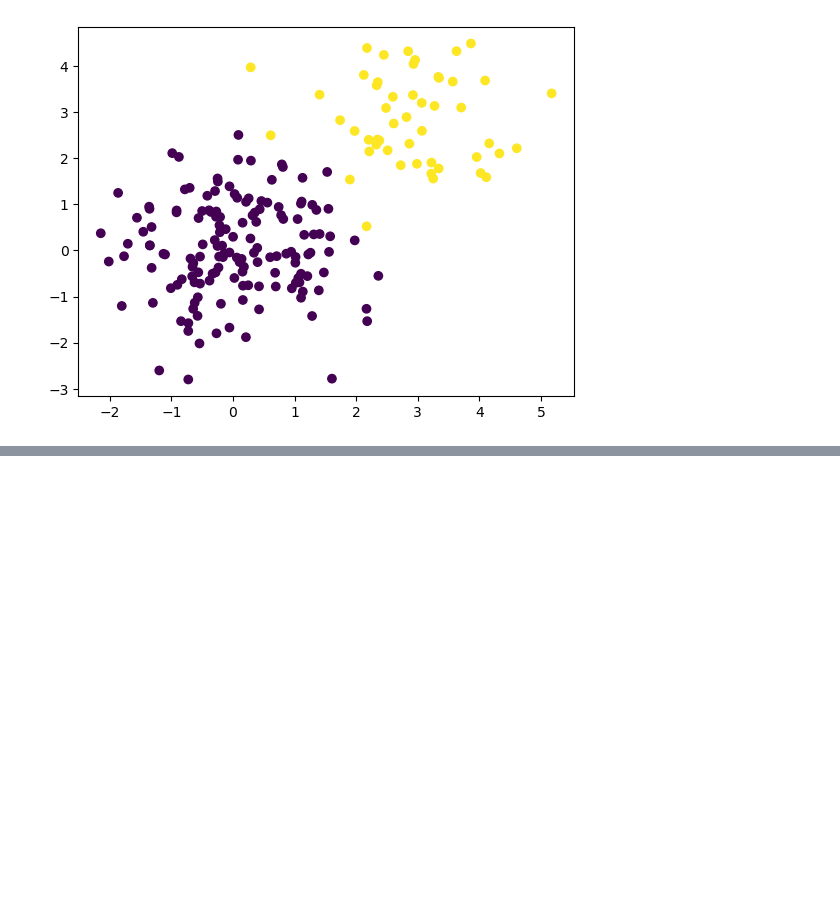
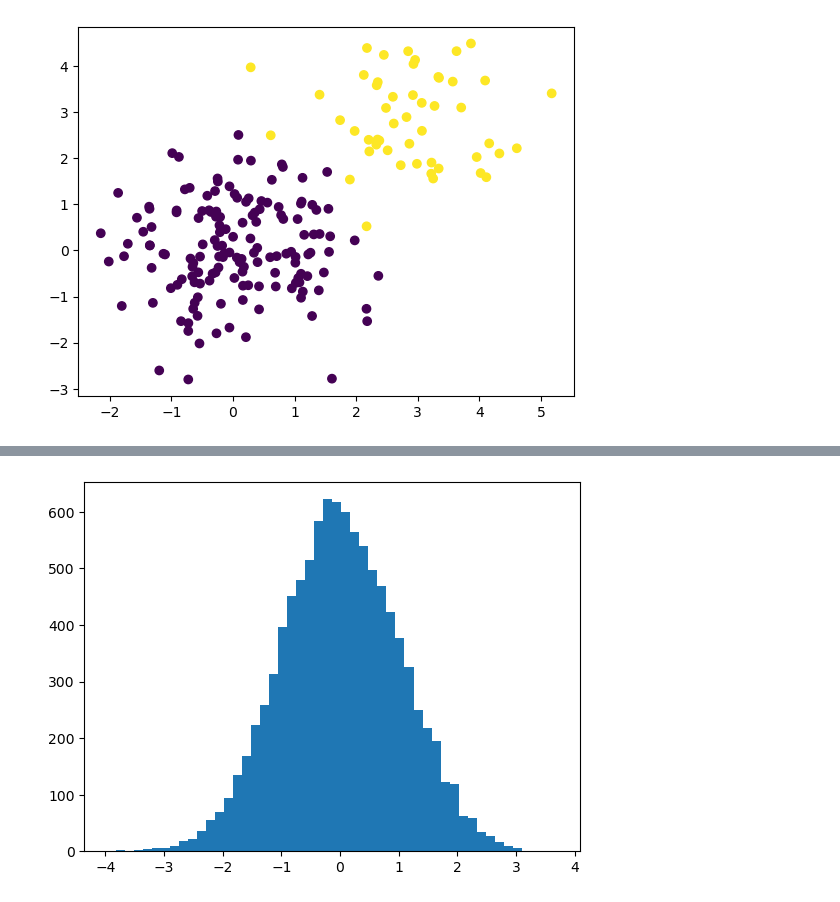
Before and after one commit to Iskanderrus/visualizations, a Jupyter notebook: matplotlib/02 - Matplotlib for DL.ipynb, the cells around one changed output, grey strips where cells are left out. Drawn from its saved outputs; the diff is of its cells as text; code cells hidden in the pictures; blank space fills up the shorter version.

```diff
--- a/matplotlib/02 - Matplotlib for DL.ipynb
+++ b/matplotlib/02 - Matplotlib for DL.ipynb
@@ -39,0 +49,4 @@ plt.scatter(x[:, 0], x[:, 1], c=y);
+# %%
+plt.hist(x, bins=50);
+# %% [output]
+[figure, added]
```
Also changed, not shown: parts of 5 cells of this notebook.
